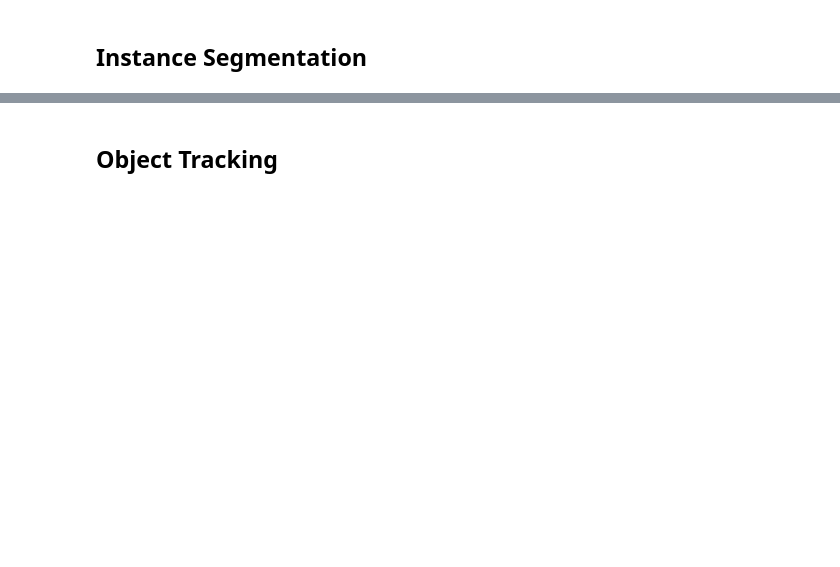
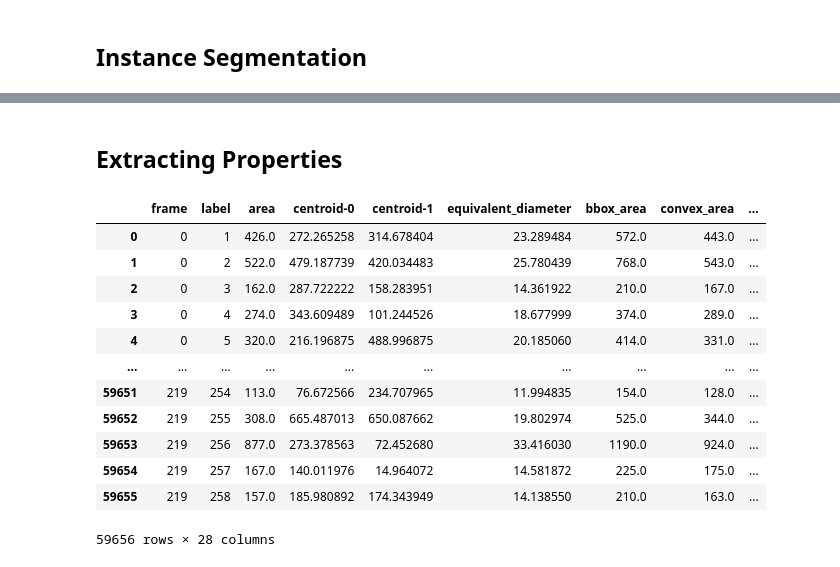
Before and after one commit to gonzaloangaut/tracking_cells, a Jupyter notebook: measuring_cell_deformation.ipynb, the cells around one changed output, grey strips where cells are left out. Saved outputs shown, nothing was run; the diff lists cells and outputs as text; code cells hidden in the pictures; blank space fills up the shorter version.

Commit message:
Added dataframe creation to pipeline.

```diff
--- a/measuring_cell_deformation.ipynb
+++ b/measuring_cell_deformation.ipynb
@@ -423,2 +321,0 @@ HBox(children=(Button(description='Previous', style=ButtonStyle()), Button(descr
-# %% [markdown]
-## Object Tracking
@@ -449,0 +322,53 @@ for i, labels in enumerate(segmentation_results):
+# %% [markdown]
+## Extracting Properties
+# %%
+properties = [
+    "label", "area", "centroid", "equivalent_diameter", "bbox_area", "convex_area", "filled_area", "major_axis_length",
+    "minor_axis_length", "bbox", "weighted_centroid", "coords",
+    "eccentricity", "euler_number", "extent",
+    "feret_diameter_max", "max_intensity", "mean_intensity", "min_intensity",
+    "orientation", "perimeter", "solidity"
+]
+
+# Keep in mind that `segmentation_labels` is a list of label matrices for
+# each frame, and `processed_frames` is a list of processed frames
+# corresponding to `segmentation_labels`
+
+# Initialize an empty DataFrame to store results
+properties_df = pd.DataFrame()
+
+for frame_idx, labels in enumerate(segmentation_labels):
+    # Extract properties for current frame using regionprops_table
+    frame_props = regionprops_table(labels, intensity_image=processed_frames[frame_idx], properties=properties)
+
+    # Convert the properties dictionary to a DataFrame
+    frame_props_df = pd.DataFrame(frame_props)
+
+    # Add a column for the current frame index
+    frame_props_df['frame'] = frame_idx
+
+    # Append the current frame's properties to the main DataFrame
+    properties_df = pd.concat([properties_df, frame_props_df], ignore_index=True)
+
+# Optional: Convert 'centroid-0' and 'centroid-1' to more descriptive column names (if required)
+# properties_df.rename(columns={'centroid-0': 'centroid_y', 'centroid-1': 'centroid_x'}, inplace=True)
+
+# Ensure "frame" is the first column
+columns = ['frame'] + [col for col in properties_df.columns if col != 'frame']
+properties_df = properties_df.reindex(columns=columns)
+# %%
+properties_df
+# %% [output]
+|  | frame | label | area | centroid-0 | centroid-1 | equivalent_diameter | bbox_area | convex_area | ... |
+| 0 | 0 | 1 | 426.0 | 272.265258 | 314.678404 | 23.289484 | 572.0 | 443.0 | ... |
+| 1 | 0 | 2 | 522.0 | 479.187739 | 420.034483 | 25.780439 | 768.0 | 543.0 | ... |
+| 2 | 0 | 3 | 162.0 | 287.722222 | 158.283951 | 14.361922 | 210.0 | 167.0 | ... |
+| 3 | 0 | 4 | 274.0 | 343.609489 | 101.244526 | 18.677999 | 374.0 | 289.0 | ... |
+| 4 | 0 | 5 | 320.0 | 216.196875 | 488.996875 | 20.185060 | 414.0 | 331.0 | ... |
+| ... | ... | ... | ... | ... | ... | ... | ... | ... | ... |
+| 59651 | 219 | 254 | 113.0 | 76.672566 | 234.707965 | 11.994835 | 154.0 | 128.0 | ... |
+| 59652 | 219 | 255 | 308.0 | 665.487013 | 650.087662 | 19.802974 | 525.0 | 344.0 | ... |
+| 59653 | 219 | 256 | 877.0 | 273.378563 | 72.452680 | 33.416030 | 1190.0 | 924.0 | ... |
+| 59654 | 219 | 257 | 167.0 | 140.011976 | 14.964072 | 14.581872 | 225.0 | 175.0 | ... |
+| 59655 | 219 | 258 | 157.0 | 185.980892 | 174.343949 | 14.138550 | 210.0 | 163.0 | ... |
+59656 rows × 28 columns
```
Also changed, not shown: parts of 13 cells of this notebook.
